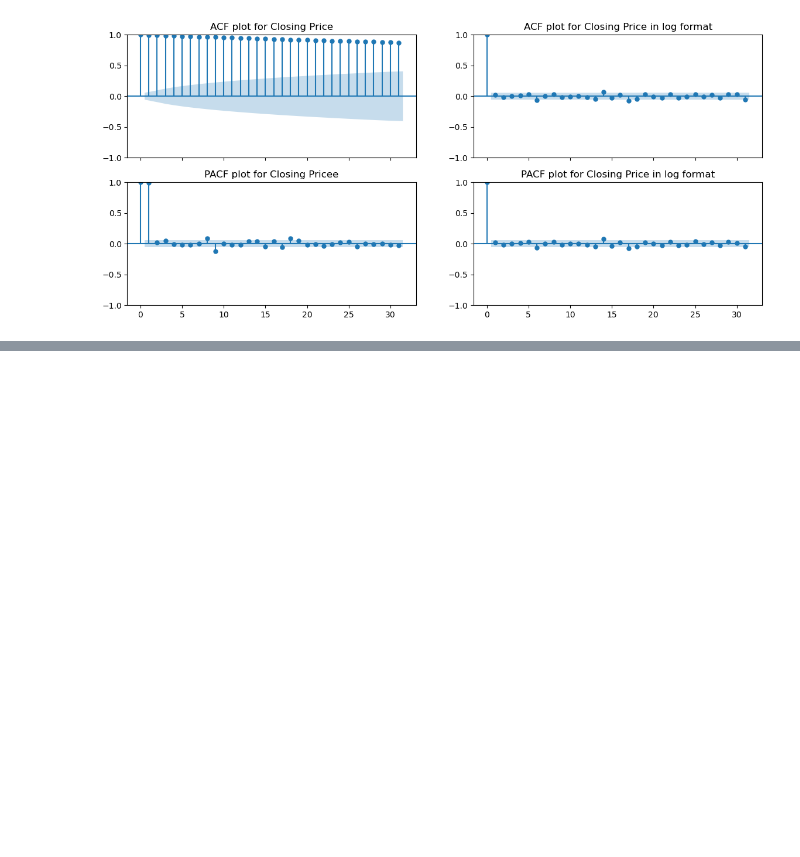
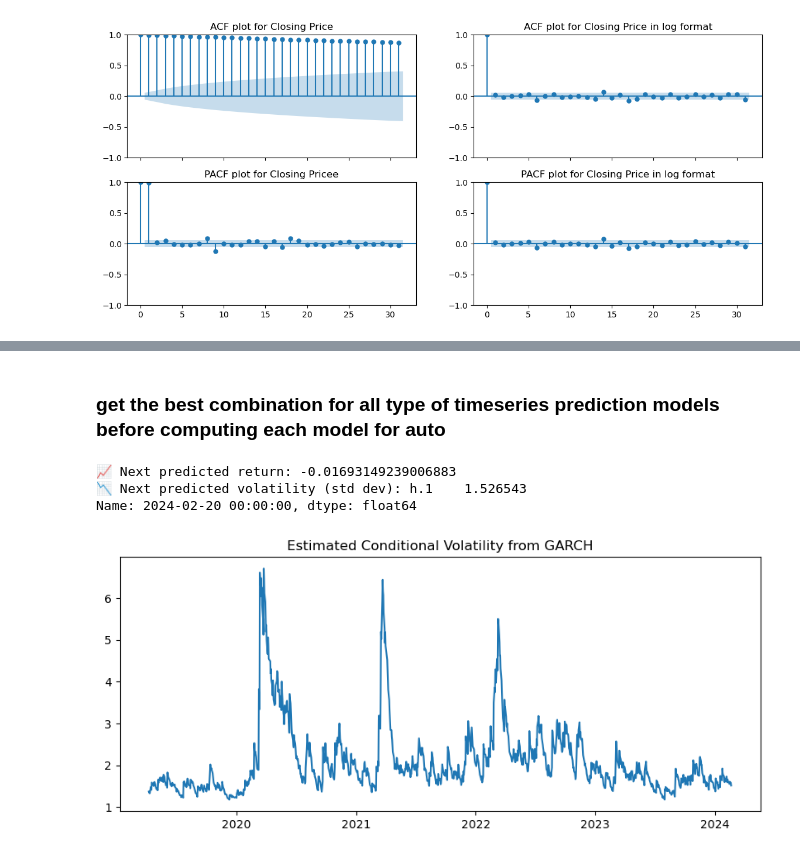
Before and after one commit to lucaluisadjei/pythongermanstocks, a Jupyter notebook: python_project copy.ipynb, the cells around one changed output, grey strips where cells are left out. Drawn from its saved outputs; the diff is of its cells as text; code cells hidden in the pictures; blank space fills up the shorter version.

```diff
--- a/python_project copy.ipynb
+++ b/python_project copy.ipynb
@@ -909,0 +194,35 @@ plt.plot(df_tel['dates'],df_tel['volatility'])
+# %% [markdown]
+### get the best combination for all type of timeseries prediction models before computing each model for auto
+# %%
+# Step 1: Prepare your log returns
+y = auto_training['log_returns'].dropna()
+
+# Step 2: Fit ARIMA model to mean
+arima_model = ARIMA(y, order=(2, 0, 1))  # You can tune this later
+arima_results = arima_model.fit()
+residuals = arima_results.resid
+
+# Step 3: Fit GARCH model to ARIMA residuals
+garch_model = arch_model(residuals, vol='GARCH', p=1, q=1)
+garch_results = garch_model.fit(disp='off')
+
+# Step 4: Forecast next period
+arima_forecast = arima_results.forecast(steps=1)
+garch_forecast = garch_results.forecast(horizon=1)
+
+next_return = arima_forecast.iloc[0]
+next_volatility = (garch_forecast.variance.iloc[-1]) ** 0.5
+
+print("📈 Next predicted return:", next_return)
+print("📉 Next predicted volatility (std dev):", next_volatility)
+
+# Optional: Plot volatility
+plt.figure(figsize=(10, 4))
+plt.plot(garch_results.conditional_volatility)
+plt.title("Estimated Conditional Volatility from GARCH")
+plt.show()
+# %% [output]
+📈 Next predicted return: -0.01693149239006883
+📉 Next predicted volatility (std dev): h.1    1.526543
+Name: 2024-02-20 00:00:00, dtype: float64
+[figure, added]
```
Also changed, not shown: parts of 48 cells of this notebook.
